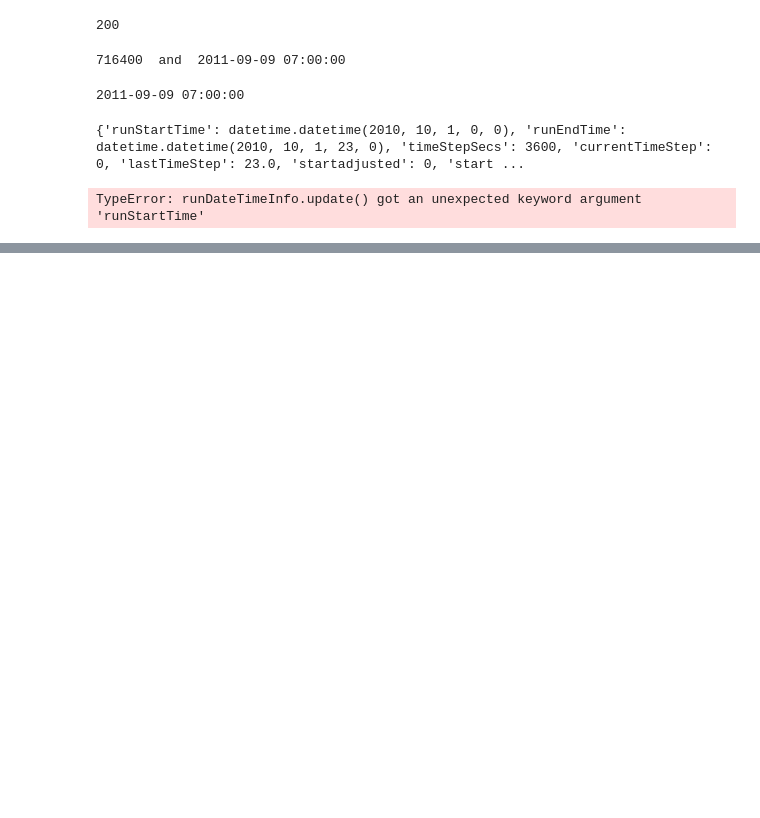
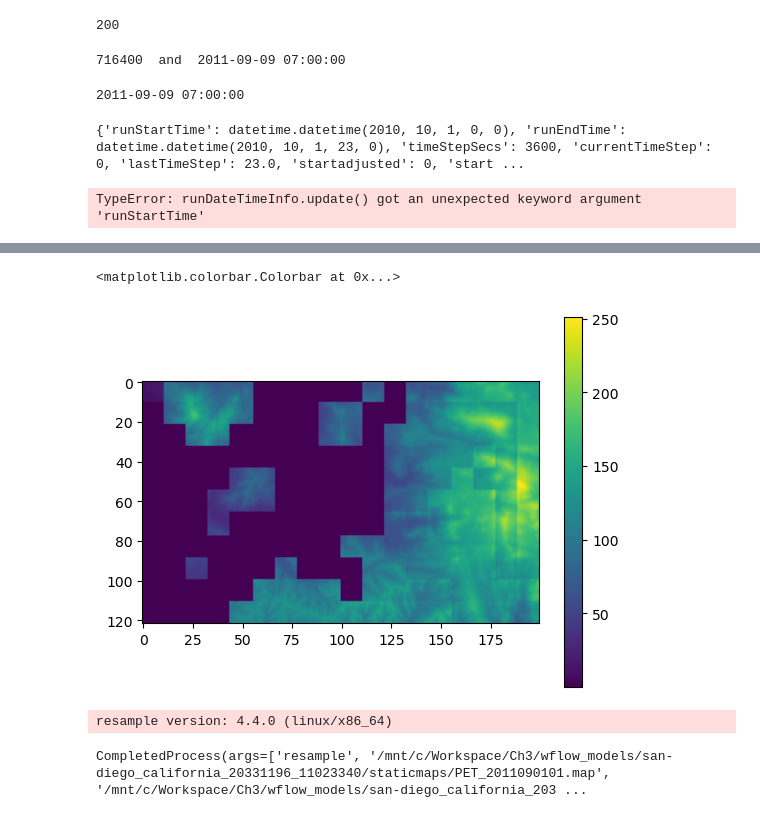
Before and after one commit to DonnyDHKim/wflow, a Jupyter notebook: notebooks/inmaps_operator.ipynb, the cells around one changed output, grey strips where cells are left out. Cells and saved outputs as stored; diff of their text form; code cells hidden in the pictures; blank space fills up the shorter version.

```diff
--- a/notebooks/inmaps_operator.ipynb
+++ b/notebooks/inmaps_operator.ipynb
@@ -320,0 +364,20 @@ class runDateTimeInfo:
+# %%
+test = clim * dem90
+# %%
+test = test * 10
+plt.imshow(pcr.pcr2numpy(test, np.nan))
+plt.colorbar()
+# %% [output]
+<matplotlib.colorbar.Colorbar at 0x...>
+[figure, added]
+# %%
+import subprocess
+# Construct the resample command with nearest neighbor option
+command = ["resample", str(static_dir + "PET_2011090101.map"), str(static_dir + "test_resample.map"), "--clone", str(static_dir + "DEM_90m.map")]
+
+# Execute the command using subprocess
+subprocess.run(command)
+#x = pcr.resample(dem30, dem90)
+# %% [output]
+resample version: 4.4.0 (linux/x86_64)
+CompletedProcess(args=['resample', '/mnt/c/Workspace/Ch3/wflow_models/san-diego_california_20331196_11023340/staticmaps/PET_2011090101.map', '/mnt/c/Workspace/Ch3/wflow_models/san-diego_california_203 ...
```
Also changed, not shown: parts of 10 cells of this notebook, 12 other files.
